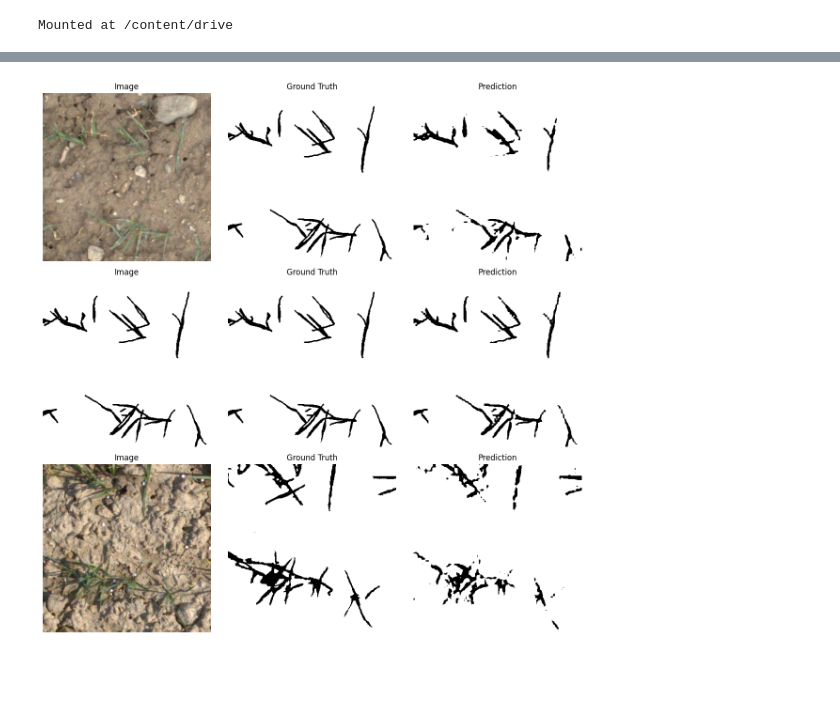
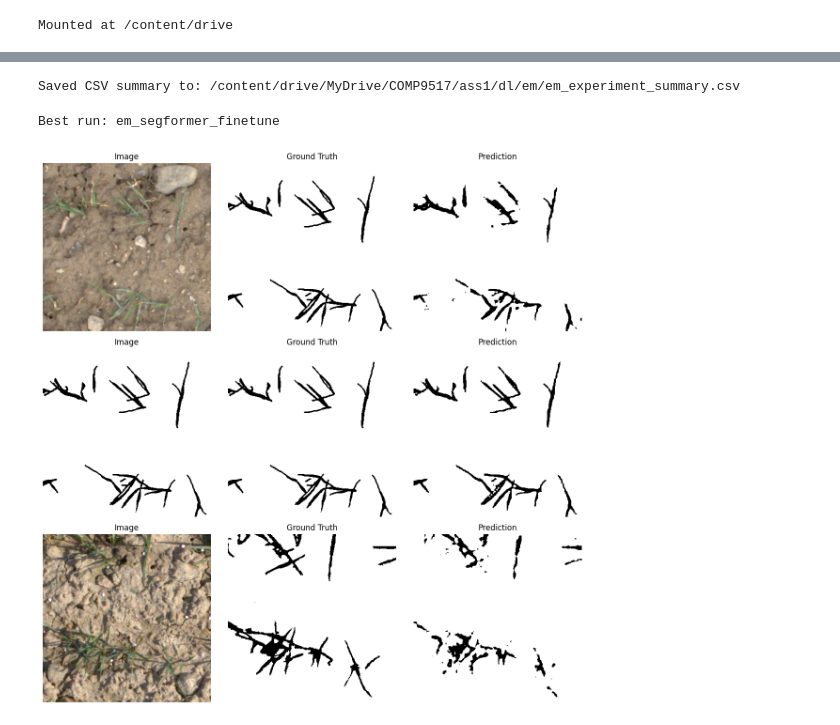
Before and after one commit to Magic-Master420/COMP9517-Group-Project, a Jupyter notebook: dl/em/transformer.ipynb, the cells around one changed output, grey strips where cells are left out. Cells and saved outputs as stored; diff of their text form; code cells hidden in the pictures; blank space fills up the shorter version.

Commit message:
added training res and plots

```diff
--- a/dl/em/transformer.ipynb
+++ b/dl/em/transformer.ipynb
@@ -461,0 +684,21 @@ Testing time: 22.69 seconds
+# %%
+
+all_results = []
+stored_runs = []
+
+for exp in EXPERIMENTS:
+    result_row, model, processor, test_set = run_experiment(exp)
+    all_results.append(result_row)
+    stored_runs.append(
+        {
+            "run_name": exp["run_name"],
+            "model_type": exp["model_type"],
+            "model": model,
+            "processor": processor,
+            "test_set": test_set,
+        }
+    )
+
+results_df = pd.DataFrame(all_results)
+results_df = results_df.sort_values("test_iou", ascending=False).reset_index(drop=True)
+results_df
@@ -462,9 +797,19 @@ Testing time: 22.69 seconds
+# %%
+
+# Optional: save a CSV summary as well
+csv_path = os.path.join(PROJECT_ROOT, "dl", "em", "em_experiment_summary.csv")
+results_df.to_csv(csv_path, index=False)
+print("Saved CSV summary to:", csv_path)
+# %% [output]
+Saved CSV summary to: /content/drive/MyDrive/COMP9517/ass1/dl/em/em_experiment_summary.csv
 # %%
+
 import matplotlib.pyplot as plt
 
 @torch.no_grad()
 def show_predictions(model, processor, dataset, model_type, num_samples=3):
     model.eval()
+    num_samples = min(num_samples, len(dataset))
     plt.figure(figsize=(12, 4 * num_samples))
 
     for i in range(num_samples):
@@ -478,7 +823,8 @@ def show_predictions(model, processor, dataset, model_type, num_samples=3):
             pixel_mask = item["pixel_mask"].unsqueeze(0).to(DEVICE)
             outputs = model(pixel_values=pixel_values, pixel_mask=pixel_mask)
             pred = processor.post_process_semantic_segmentation(
-                outputs, target_sizes=[orig_size]
+                outputs,
+                target_sizes=[orig_size],
             )[0].cpu().numpy()
         else:
             outputs = model(pixel_values=pixel_values)
@@ -511,7 +857,19 @@ def show_predictions(model, processor, dataset, model_type, num_samples=3):
 
     plt.tight_layout()
     plt.show()
-
-show_predictions(model, processor, test_set, MODEL_TYPE, num_samples=3)
-# %% [output]
-[figure, removed]
+# %%
+
+best_run_name = results_df.iloc[0]["run_name"]
+best_run = next(x for x in stored_runs if x["run_name"] == best_run_name)
+
+print("Best run:", best_run_name)
+show_predictions(
+    best_run["model"],
+    best_run["processor"],
+    best_run["test_set"],
+    best_run["model_type"],
+    num_samples=3,
+)
+# %% [output]
+Best run: em_segformer_finetune
+[figure, added]
```
Also changed, not shown: parts of 16 cells of this notebook, 18 other files.
